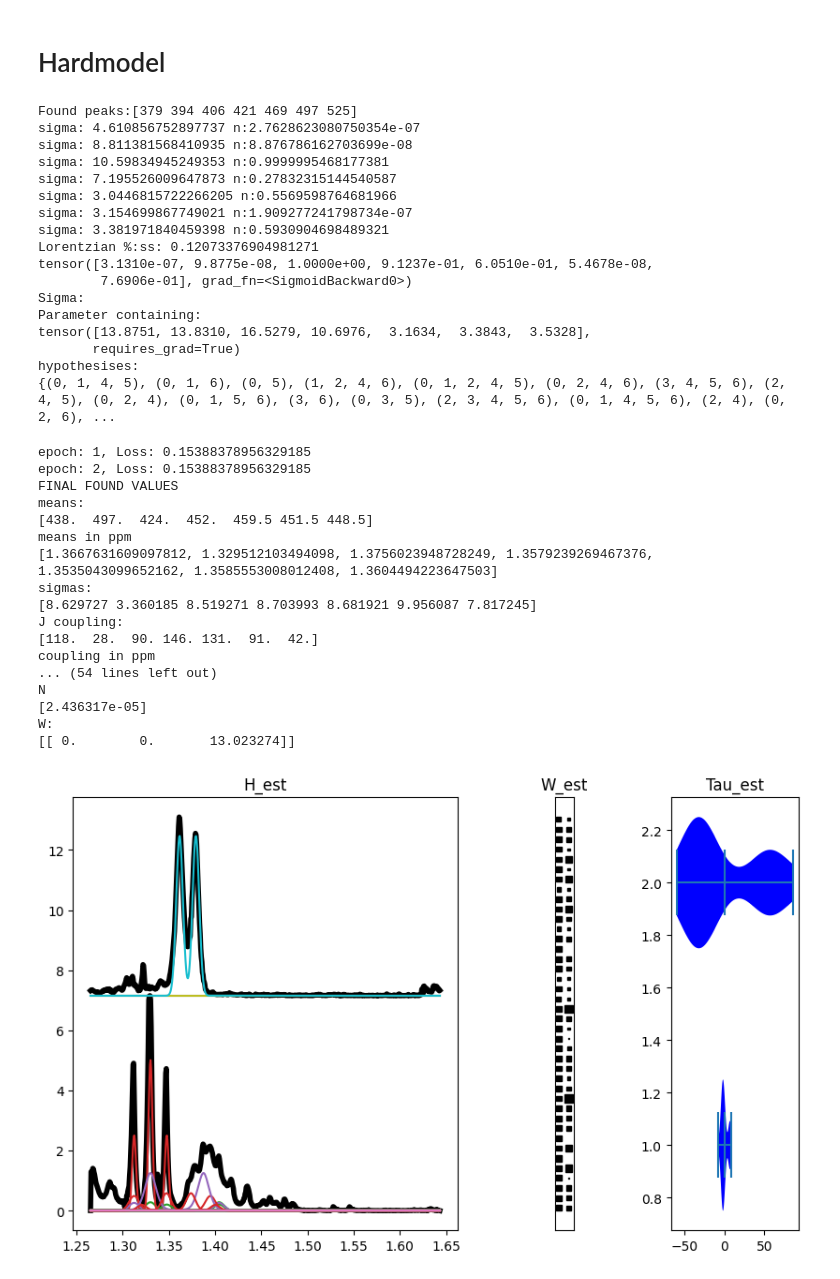
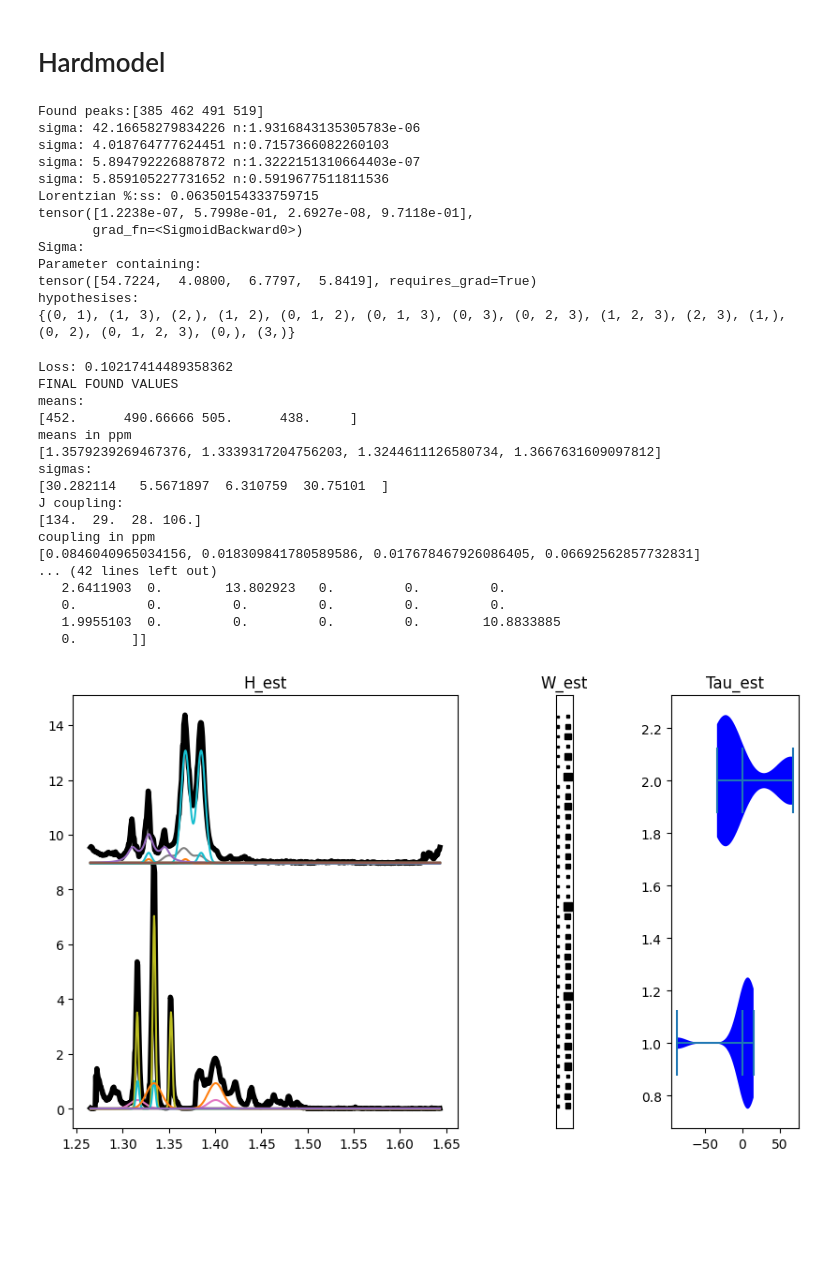
Before and after one commit to LucasEmcken/Bachelorprojekt, a Jupyter notebook: wine_experiment13-16.ipynb, the cells around one changed output. Drawn from its saved outputs; the diff is of its cells as text; code cells hidden in the pictures; blank space fills up the shorter version.

```diff
--- a/wine_experiment13-16.ipynb
+++ b/wine_experiment13-16.ipynb
@@ -46,9 +47,9 @@ plt.show()
 1.2644805964802792
 [figure]
 # %%
-
-nmf = ShiftNMF(X, 2, lr=0.1, alpha=1e-6, min_imp=0.001)
-W_est, H_est, tau_est = nmf.fit(verbose=1, max_iter=300, tau_iter=0, Lambda=0.000)
+torch.manual_seed(40)
+nmf = ShiftNMF(X, 2, lr=0.1, alpha=1e-6, patience=30, min_imp=-10000)
+W_est, H_est, tau_est = nmf.fit(verbose=1, max_iter=1000, tau_iter=0, Lambda=0.000)
 plt.plot(ppm,H_est.T)
 plt.show()
 # %% [output]
@@ -125,14 +126,14 @@ for i in range(len(H_est)):
     #diff_matrix = calc_difference_matrix(sigmas)
     diff_matrix = calc_difference_matrix(np.ones((len(sigmas))))
     hypothesis = peak_hypothesis(diff_matrix)
-    hardmodel = Hard_Model(H_est[i], hypothesis, means, sigmas, n, lr=10, alpha = 1e-3, factor=1, patience=1, min_imp=0.01)
+    hardmodel = Hard_Model(H_est[i], hypothesis, means, sigmas, n)
 
     W, C, running_loss, path, lambdas, loss = hardmodel.fit(threshold=0.25, verbose=True, return_loss=True)
     reg_paths.append(path)
     lambda_axis.append(lambdas)
     C_path.append(C)
     losses.append(loss)
-    means, sigma, j_coup, mult, n = hardmodel.return_values()
+    means, sigma, j_coup, mult, n, w = hardmodel.return_values()
     print("FINAL FOUND VALUES")
     print("means:")
     print(means)
@@ -143,56 +144,52 @@ for i in range(len(H_est)):
     print("J coupling:")
     print(j_coup)
     print("coupling in ppm")
     print([ppm[0]-ppm[int(m)] for m in j_coup])
     print("multiplicity")
     print(mult)
     print("N")
     print(n)
 
     print("W:")
     print(W)
     ## TODO change this to be the true underlying components from H_ART not the shift found components, they need to be scaled accordingly.
     # plt.figure(figsize=(15,5))
     # plt.plot(H_est[i]/np.std(H_est[i]), linewidth=5, color="k")
     ax1.plot(ppm,H_est[i]/np.std(H_est[i])+yoffset*i, linewidth=4, color="k")
     for j, vec in enumerate(C):
         ax1.plot(ppm,vec*W[:,j]+yoffset*i)
 # Set tight layout
 plt.tight_layout()
 plt.show()
 # %% [output]
-Found peaks:[379 394 406 421 469 497 525]
-sigma: 4.610856752897737 n:2.7628623080750354e-07
-sigma: 8.811381568410935 n:8.876786162703699e-08
-sigma: 10.59834945249353 n:0.9999995468177381
-sigma: 7.195526009647873 n:0.27832315144540587
-sigma: 3.0446815722266205 n:0.5569598764681966
-sigma: 3.154699867749021 n:1.909277241798734e-07
-sigma: 3.381971840459398 n:0.5930904698489321
-Lorentzian %:ss: 0.12073376904981271
-tensor([3.1310e-07, 9.8775e-08, 1.0000e+00, 9.1237e-01, 6.0510e-01, 5.4678e-08,
-        7.6906e-01], grad_fn=<SigmoidBackward0>)
+Found peaks:[385 462 491 519]
+sigma: 42.16658279834226 n:1.9316843135305783e-06
+sigma: 4.018764777624451 n:0.7157366082260103
+sigma: 5.894792226887872 n:1.3222151310664403e-07
+sigma: 5.859105227731652 n:0.5919677511811536
+Lorentzian %:ss: 0.06350154333759715
+tensor([1.2238e-07, 5.7998e-01, 2.6927e-08, 9.7118e-01],
+       grad_fn=<SigmoidBackward0>)
 Sigma:
 Parameter containing:
-tensor([13.8751, 13.8310, 16.5279, 10.6976,  3.1634,  3.3843,  3.5328],
-       requires_grad=True)
+tensor([54.7224,  4.0800,  6.7797,  5.8419], requires_grad=True)
 hypothesises:
-{(0, 1, 4, 5), (0, 1, 6), (0, 5), (1, 2, 4, 6), (0, 1, 2, 4, 5), (0, 2, 4, 6), (3, 4, 5, 6), (2, 4, 5), (0, 2, 4), (0, 1, 5, 6), (3, 6), (0, 3, 5), (2, 3, 4, 5, 6), (0, 1, 4, 5, 6), (2, 4), (0, 2, 6), ...
+{(0, 1), (1, 3), (2,), (1, 2), (0, 1, 2), (0, 1, 3), (0, 3), (0, 2, 3), (1, 2, 3), (2, 3), (1,), (0, 2), (0, 1, 2, 3), (0,), (3,)}
-epoch: 1, Loss: 0.15388378956329185
-epoch: 2, Loss: 0.15388378956329185
+Loss: 0.10217414489358362
 FINAL FOUND VALUES
 means:
-[438.  497.  424.  452.  459.5 451.5 448.5]
+[452.      490.66666 505.      438.     ]
 means in ppm
-[1.3667631609097812, 1.329512103494098, 1.3756023948728249, 1.3579239269467376, 1.3535043099652162, 1.3585553008012408, 1.3604494223647503]
+[1.3579239269467376, 1.3339317204756203, 1.3244611126580734, 1.3667631609097812]
 sigmas:
-[8.629727 3.360185 8.519271 8.703993 8.681921 9.956087 7.817245]
+[30.282114   5.5671897  6.310759  30.75101  ]
 J coupling:
-[118.  28.  90. 146. 131.  91.  42.]
+[134.  29.  28. 106.]
 coupling in ppm
-... (54 lines left out)
-N
-[2.436317e-05]
-W:
-[[ 0.        0.       13.023274]]
+[0.0846040965034156, 0.018309841780589586, 0.017678467926086405, 0.06692562857732831]
+... (42 lines left out)
+   2.6411903  0.        13.802923   0.         0.         0.
+   0.         0.         0.         0.         0.         0.
+   1.9955103  0.         0.         0.         0.        10.8833885
+   0.       ]]
-[figure, old version]
+[figure, new version]
```
Also changed, not shown: parts of 5 cells of this notebook, 45 other files.
